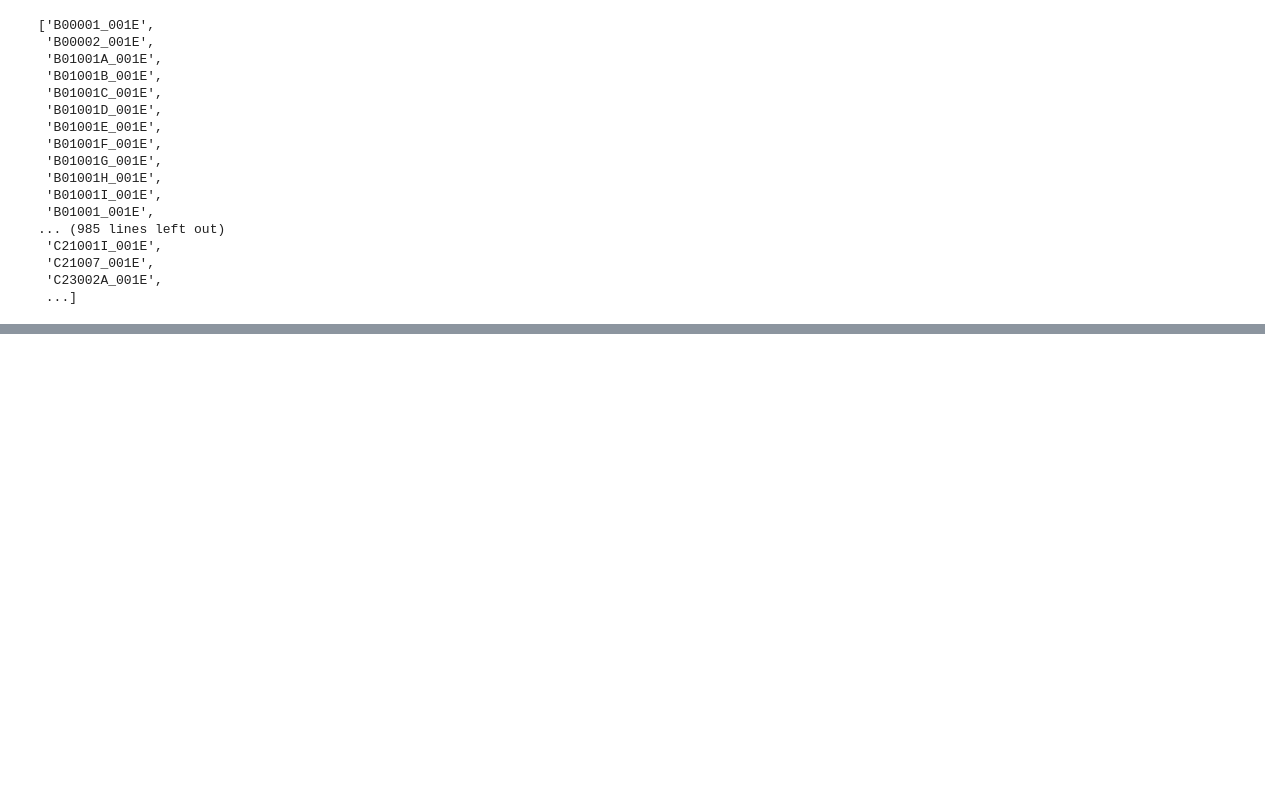
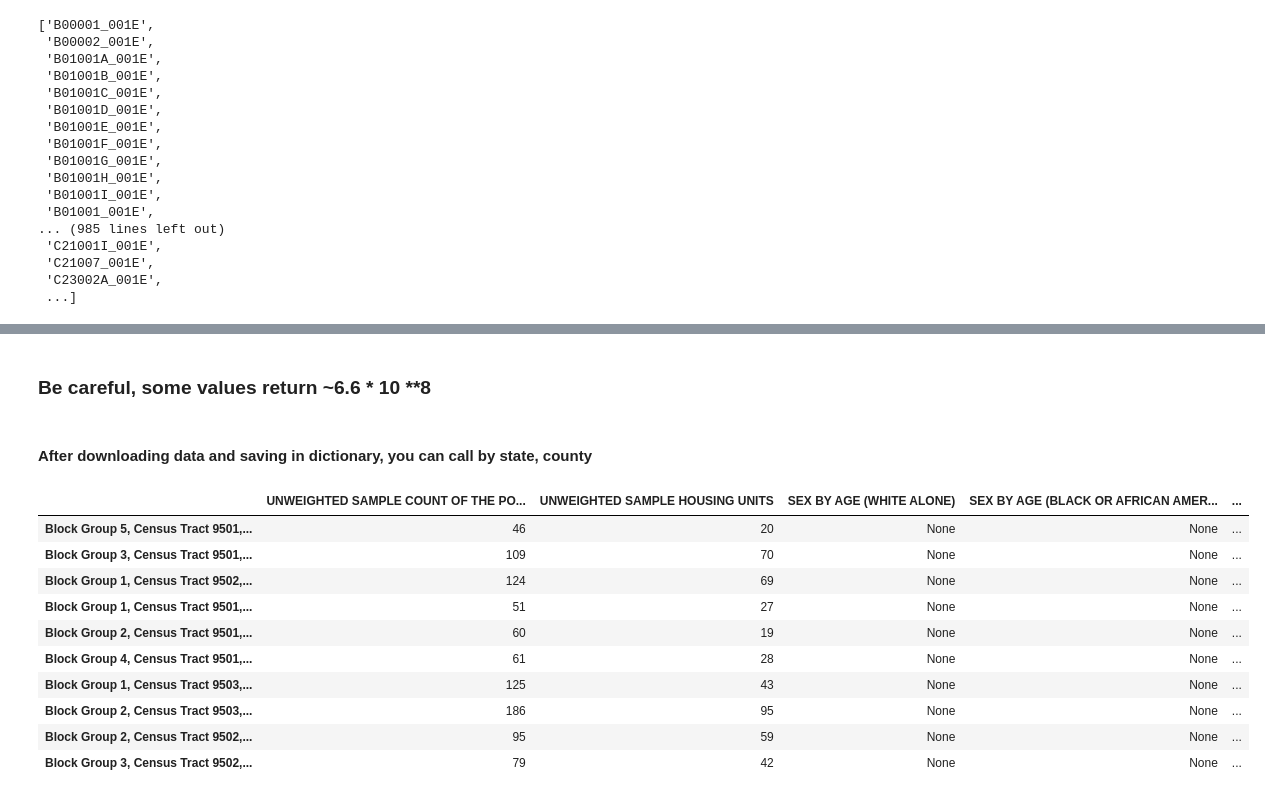
Before and after one commit to jlcatonjr/Learn-Python-for-Stats-and-Econ, a Jupyter notebook: Projects/US Census/Census Data Exploration.ipynb, the cells around one changed output, grey strips where cells are left out. Drawn from its saved outputs; the diff is of its cells as text; code cells hidden in the pictures; blank space fills up the shorter version.

```diff
--- a/Projects/US Census/Census Data Exploration.ipynb
+++ b/Projects/US Census/Census Data Exploration.ipynb
@@ -113 +164,3 @@ full_search.to_csv("CensusSearch.csv")
+# %% [markdown]
+### Be careful, some values return ~6.6 * 10 **8
 # %%
@@ -150,2 +208,16 @@ for state, val in states.items():
+# %% [markdown]
+#### After downloading data and saving in dictionary, you can call by state, county
 # %%
-ACS_data["Mississippi"]["Noxubee County"]
+# ACS_data["Mississippi"]["Noxubee County"]
+# %% [output]
+|  | UNWEIGHTED SAMPLE COUNT OF THE PO... | UNWEIGHTED SAMPLE HOUSING UNITS | SEX BY AGE (WHITE ALONE) | SEX BY AGE (BLACK OR AFRICAN AMER... | ... |
+| Block Group 5, Census Tract 9501,... | 46 | 20 | None | None | ... |
+| Block Group 3, Census Tract 9501,... | 109 | 70 | None | None | ... |
+| Block Group 1, Census Tract 9502,... | 124 | 69 | None | None | ... |
+| Block Group 1, Census Tract 9501,... | 51 | 27 | None | None | ... |
+| Block Group 2, Census Tract 9501,... | 60 | 19 | None | None | ... |
+| Block Group 4, Census Tract 9501,... | 61 | 28 | None | None | ... |
+| Block Group 1, Census Tract 9503,... | 125 | 43 | None | None | ... |
+| Block Group 2, Census Tract 9503,... | 186 | 95 | None | None | ... |
+| Block Group 2, Census Tract 9502,... | 95 | 59 | None | None | ... |
+| Block Group 3, Census Tract 9502,... | 79 | 42 | None | None | ... |
```
Also changed, not shown: parts of 6 cells of this notebook, 9 other files.
